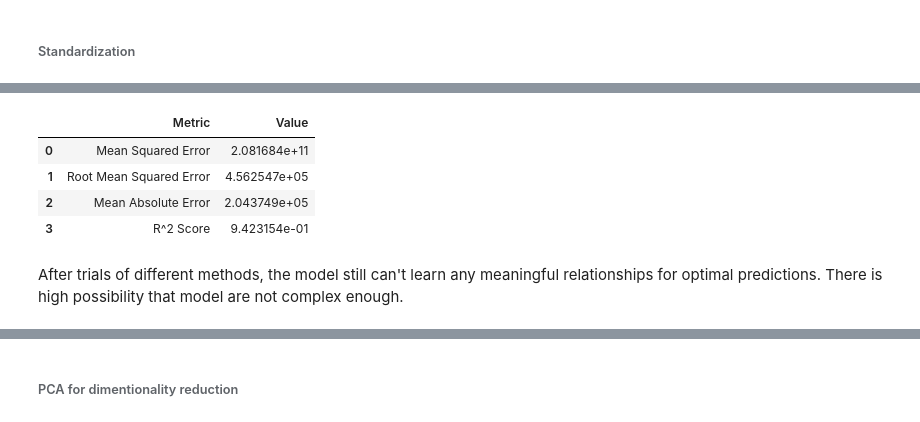
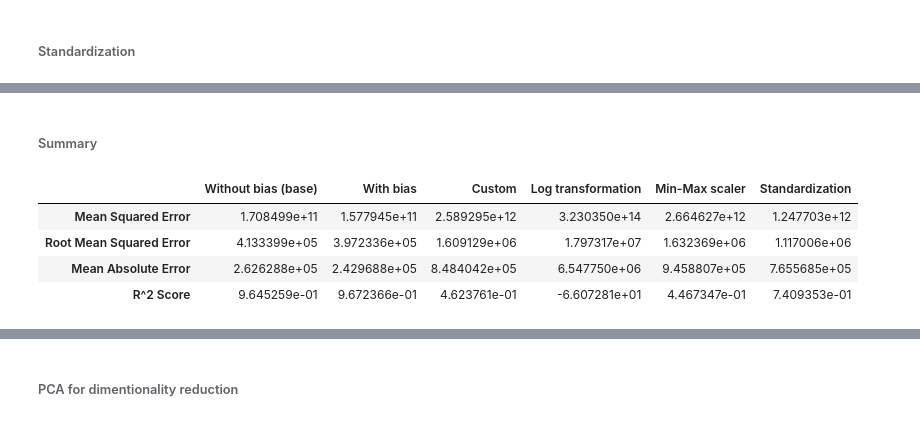
Before and after one commit to ductai05/Math-For-AI, a Jupyter notebook: MinhTrung.ipynb, the cells around one changed output, grey strips where cells are left out. Saved outputs shown, nothing was run; the diff lists cells and outputs as text; code cells hidden in the pictures.

```diff
--- a/MinhTrung.ipynb
+++ b/MinhTrung.ipynb
@@ -1303,4 +1351,4 @@ In the end, the model still struggles to learn features' relationships.
 # Retransform to initial range
 y_pred = multiLR.predict(X_val_bias)
 y_pred_original = np.exp(y_pred)
-evaluate_model(y_val, y_pred_original)
+evaluations.append(evaluate_model(y_val, y_pred_original).loc[:, 'Value'])
@@ -1444,4 +1409,4 @@ evaluate_model(y_val_scaled, y_pred)
 # %%
 # Retransform to initial range
-y_pred_original = y_pred * (train_max_price - train_min_price) + train_min_price
-evaluate_model(y_pred_original, y_val)
+y_pred_original = y_pred * (train_max - train_min) + train_min
+evaluations.append(evaluate_model(y_val, y_pred_original).loc[:, 'Value'])
@@ -1514,13 +1467,18 @@ evaluate_model(y_val_standardized, y_pred)
 # %%
 # Retransform to initial range
-y_pred_original = y_pred * val_std_price + val_mean_price
-evaluate_model(y_pred_original, y_val)
+y_pred_original = y_pred * val_std + val_mean
+evaluations.append(evaluate_model(y_val, y_pred_original).loc[:, 'Value'])
-# %% [output]
-|  | Metric | Value |
-| 0 | Mean Squared Error | 2.081684e+11 |
-| 1 | Root Mean Squared Error | 4.562547e+05 |
-| 2 | Mean Absolute Error | 2.043749e+05 |
-| 3 | R^2 Score | 9.423154e-01 |
-# %% [markdown]
-After trials of different methods, the model still can't learn
-any meaningful relationships for optimal predictions. There is high possibility that model are not complex enough.
+# %% [markdown]
+###### Summary
+# %%
+# Evaluation summary
+summary = pd.concat(evaluations, axis=1)
+summary.index = ['Mean Squared Error', 'Root Mean Squared Error', 'Mean Absolute Error', 'R^2 Score']
+summary.columns = ['Without bias (base)', 'With bias', 'Custom', 'Log transformation', 'Min-Max scaler', 'Standardization']
+summary
+# %% [output]
+|  | Without bias (base) | With bias | Custom | Log transformation | Min-Max scaler | Standardization |
+| Mean Squared Error | 1.708499e+11 | 1.577945e+11 | 2.589295e+12 | 3.230350e+14 | 2.664627e+12 | 1.247703e+12 |
+| Root Mean Squared Error | 4.133399e+05 | 3.972336e+05 | 1.609129e+06 | 1.797317e+07 | 1.632369e+06 | 1.117006e+06 |
+| Mean Absolute Error | 2.626288e+05 | 2.429688e+05 | 8.484042e+05 | 6.547750e+06 | 9.458807e+05 | 7.655685e+05 |
+| R^2 Score | 9.645259e-01 | 9.672366e-01 | 4.623761e-01 | -6.607281e+01 | 4.467347e-01 | 7.409353e-01 |
```
Also changed, not shown: parts of 49 cells of this notebook.
